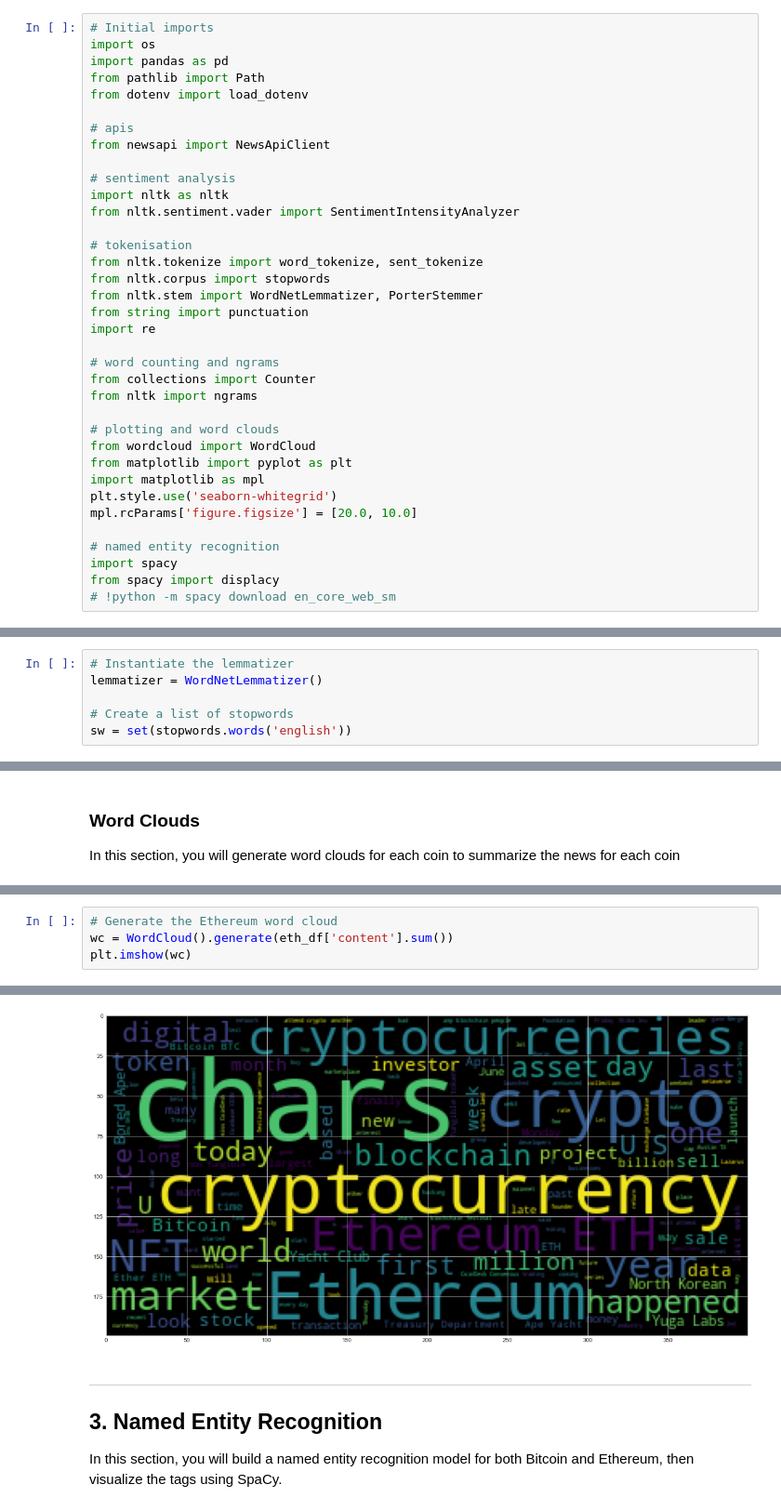
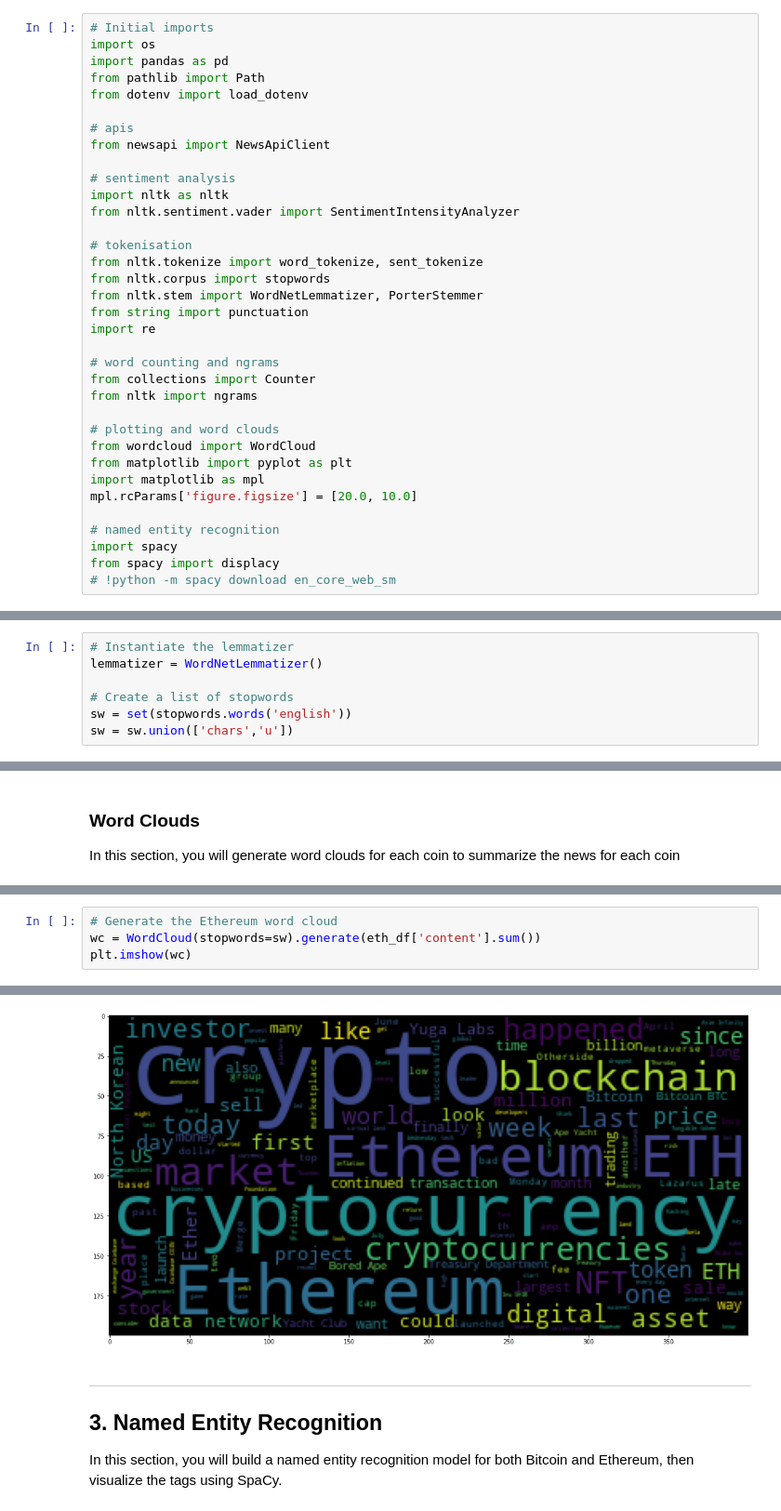
Before and after one commit to Epicosp/Fintech--Natural-Language-Processing, a Jupyter notebook: crypto_sentiment.ipynb, the cells around one changed output, grey strips where cells are left out. Shown at 93% size. Saved outputs shown, nothing was run; the diff lists cells and outputs as text.

```diff
--- a/crypto_sentiment.ipynb
+++ b/crypto_sentiment.ipynb
@@ -40,7 +40,6 @@ from nltk import ngrams
 from wordcloud import WordCloud
 from matplotlib import pyplot as plt
 import matplotlib as mpl
-plt.style.use('seaborn-whitegrid')
 mpl.rcParams['figure.figsize'] = [20.0, 10.0]
 
 # named entity recognition
@@ -167,6 +166,7 @@ lemmatizer = WordNetLemmatizer()
 
 # Create a list of stopwords
 sw = set(stopwords.words('english'))
+sw = sw.union(['chars','u'])
 # %%
 # Complete the tokenizer function
 def tokenizer(text):
@@ -273,10 +273,10 @@ plt.imshow(wc)
 # %%
 # Generate the Ethereum word cloud
-wc = WordCloud().generate(eth_df['content'].sum())
+wc = WordCloud(stopwords=sw).generate(eth_df['content'].sum())
 plt.imshow(wc)
 # %% [output]
 <matplotlib.image.AxesImage at 0x...>
-[figure, old version]
+[figure, new version]
 # %% [markdown]
 ---
 ## 3. Named Entity Recognition
```
Also changed, not shown: parts of 13 cells of this notebook, 5 other files.
